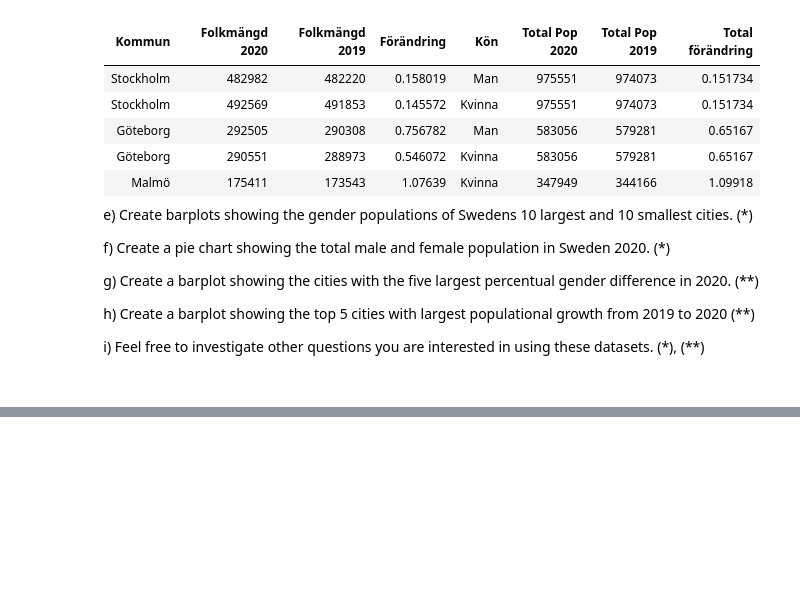
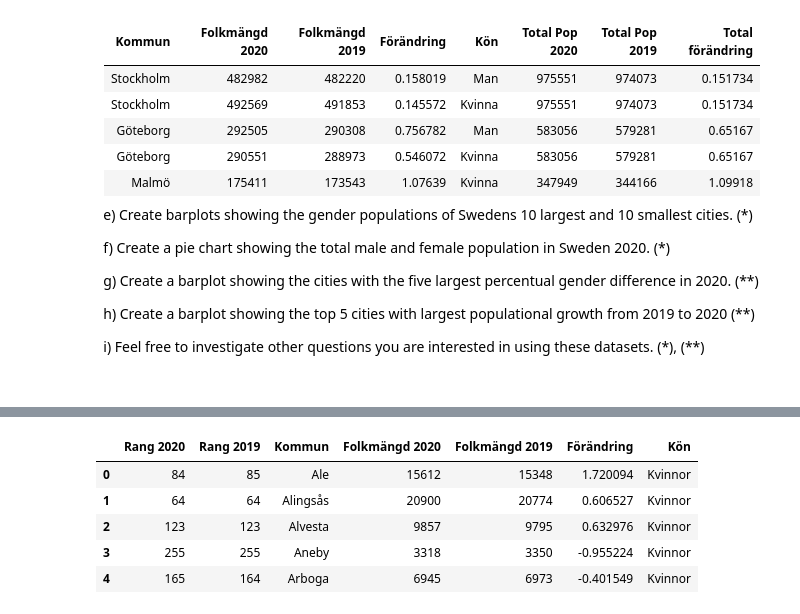
Before and after one commit to JoelOscarsson/Databehandling-JoelOscarsson, a Jupyter notebook: Assignments/L1-Pandas-b-syntax.ipynb, the cells around one changed output, grey strips where cells are left out. Cells and saved outputs as stored; diff of their text form; code cells hidden in the pictures; blank space fills up the shorter version.

```diff
--- a/Assignments/L1-Pandas-b-syntax.ipynb
+++ b/Assignments/L1-Pandas-b-syntax.ipynb
@@ -399,0 +431,22 @@ Female:
+# %%
+for sheet_name in df_dict:  # updating missing column name of all DataFrames in dict:
+    df_dict[sheet_name].rename(
+        columns={
+            2020: "Rang 2020",
+            2019: "Rang 2019",
+            "Unnamed: 2": "Kommun",
+            "2020.1": "Folkmängd 2020",
+            "2019.1": "Folkmängd 2019",
+            "%": "Förändring",
+        },
+        inplace=True,
+    )
+    df_dict[sheet_name]["Kön"] = sheet_name
+df_dict["Kvinnor"].head(5)
+# %% [output]
+|  | Rang 2020 | Rang 2019 | Kommun | Folkmängd 2020 | Folkmängd 2019 | Förändring | Kön |
+| 0 | 84 | 85 | Ale | 15612 | 15348 | 1.720094 | Kvinnor |
+| 1 | 64 | 64 | Alingsås | 20900 | 20774 | 0.606527 | Kvinnor |
+| 2 | 123 | 123 | Alvesta | 9857 | 9795 | 0.632976 | Kvinnor |
+| 3 | 255 | 255 | Aneby | 3318 | 3350 | -0.955224 | Kvinnor |
+| 4 | 165 | 164 | Arboga | 6945 | 6973 | -0.401549 | Kvinnor |
```
Also changed, not shown: parts of 11 cells of this notebook.
